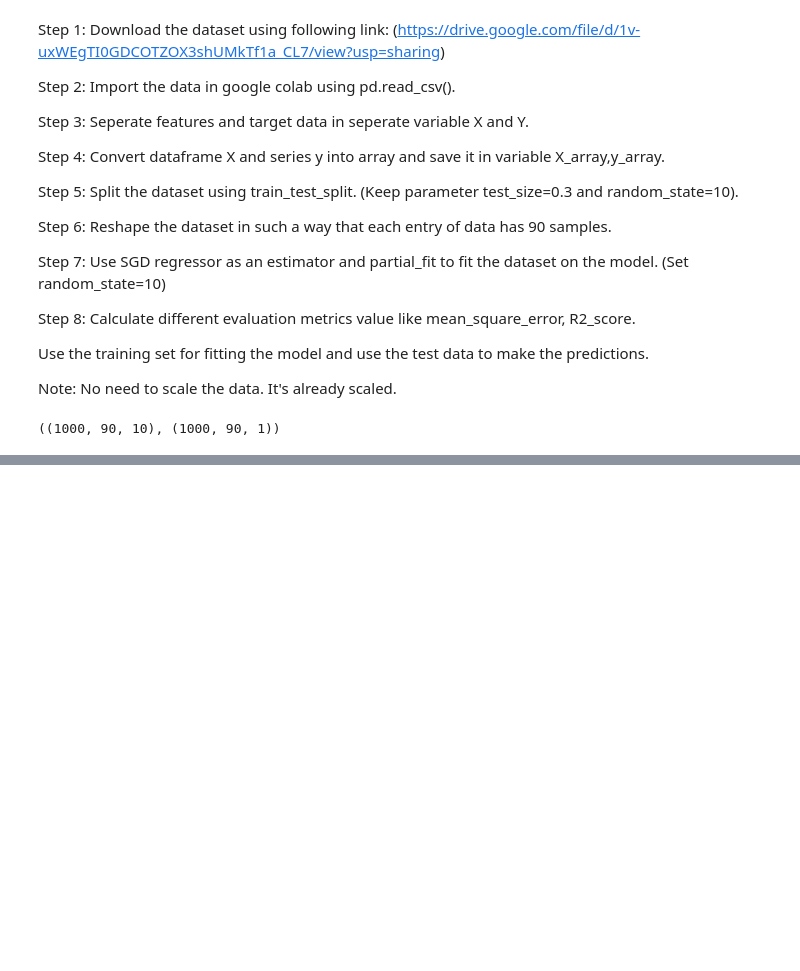
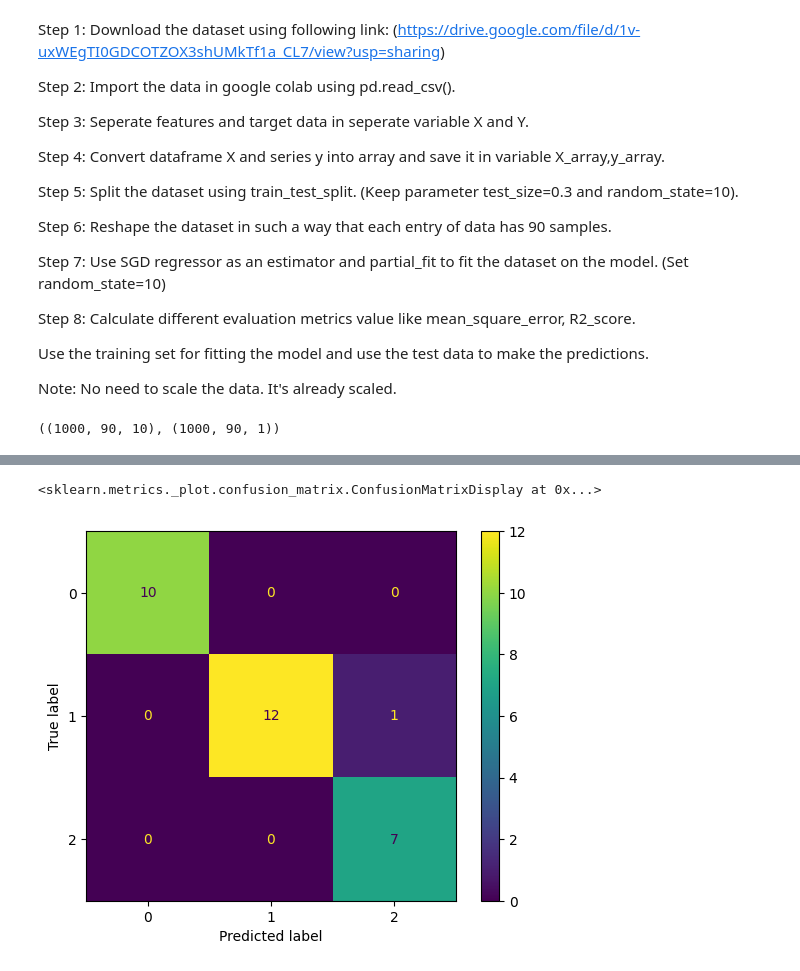
Before and after one commit to Mohd-Talha0/MLP, a Jupyter notebook: Untitled9.ipynb, the cells around one changed output, grey strips where cells are left out. Cells and saved outputs as stored; diff of their text form; code cells hidden in the pictures; blank space fills up the shorter version.

```diff
--- a/Untitled9.ipynb
+++ b/Untitled9.ipynb
@@ -60,0 +156,14 @@ for iter in range(700):
+# %%
+from sklearn.datasets import load_iris
+X, y = load_iris(return_X_y=True)
+# %%
+from sklearn.preprocessing import Normalizer
+from sklearn.neighbors import KNeighborsClassifier
+from sklearn.model_selection import GridSearchCV, train_test_split
+from sklearn.pipeline import Pipeline
+
+X_train, X_test, y_train, y_test = train_test_split(X, y, test_size=0.2, random_state=10)
+pipe = Pipeline([('scaler', Normalizer()),('knn', KNeighborsClassifier(n_neighbors=1))])
+
+gcv = GridSearchCV(pipe, param_grid={'knn__n_neighbors': [2,3,4]}, scoring='accuracy', n_jobs=1)
+gcv.fit(X_train, y_train)
@@ -60,0 +181,8 @@ for iter in range(700):
+# %%
+
+#However, when you try setting n_neighbors to 2, 3, 4, everytime the accuracy is 0.97.
+from sklearn.metrics import classification_report
+
+pipe = Pipeline([('scaler', Normalizer()),('knn', KNeighborsClassifier(n_neighbors=4))])
+pipe.fit(X_train, y_train)
+print(classification_report(y_test, pipe.predict(X_test)))
@@ -60,0 +199,7 @@ for iter in range(700):
+# %%
+from sklearn.metrics import ConfusionMatrixDisplay
+
+ConfusionMatrixDisplay.from_predictions(y_test, pipe.predict(X_test), values_format='0.5g')
+# %% [output]
+<sklearn.metrics._plot.confusion_matrix.ConfusionMatrixDisplay at 0x...>
+[figure, added]
```
Also changed, not shown: parts of 13 cells of this notebook.
